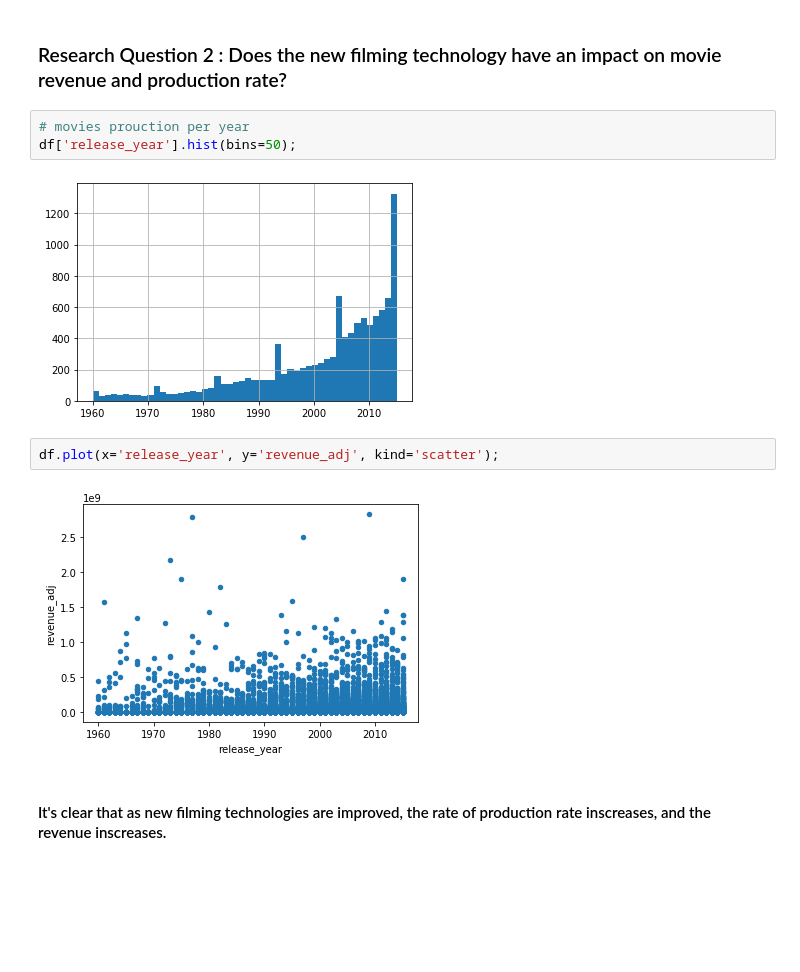
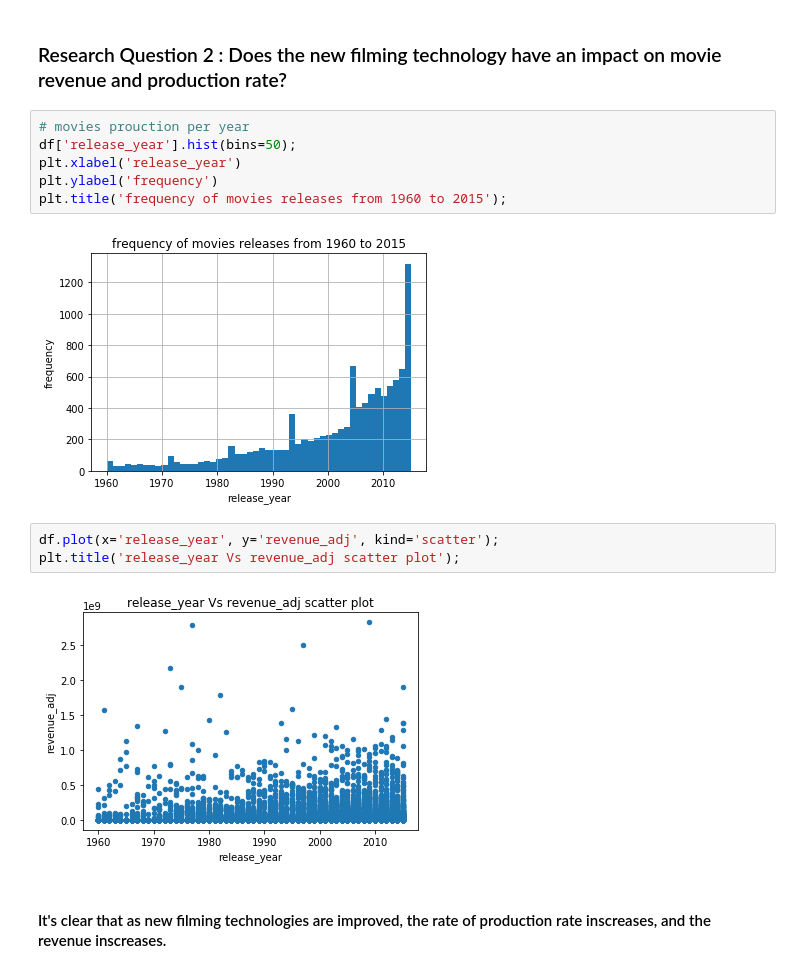
Before and after one commit to seifElislam/investigate-tmdb-movies-dataset, a Jupyter notebook: investigate-tmdb-movies-dataset.ipynb, the cells around one changed output. Cells and saved outputs as stored; diff of their text form; blank space fills up the shorter version.

```diff
--- a/investigate-tmdb-movies-dataset.ipynb
+++ b/investigate-tmdb-movies-dataset.ipynb
@@ -387,12 +404,16 @@ popular_genres.plot(kind='bar');
 # %%
 # movies prouction per year
 df['release_year'].hist(bins=50);
+plt.xlabel('release_year')
+plt.ylabel('frequency')
+plt.title('frequency of movies releases from 1960 to 2015');
 # %% [output]
-[figure, old version]
+[figure, new version]
 # %%
 df.plot(x='release_year', y='revenue_adj', kind='scatter');
+plt.title('release_year Vs revenue_adj scatter plot');
 # %% [output]
-[figure, old version]
+[figure, new version]
 # %% [markdown]
 #### It's clear that as new filming technologies are improved, the rate of production rate inscreases, and the revenue inscreases.
 # %% [markdown]
```
Also changed, not shown: parts of 15 cells of this notebook.
